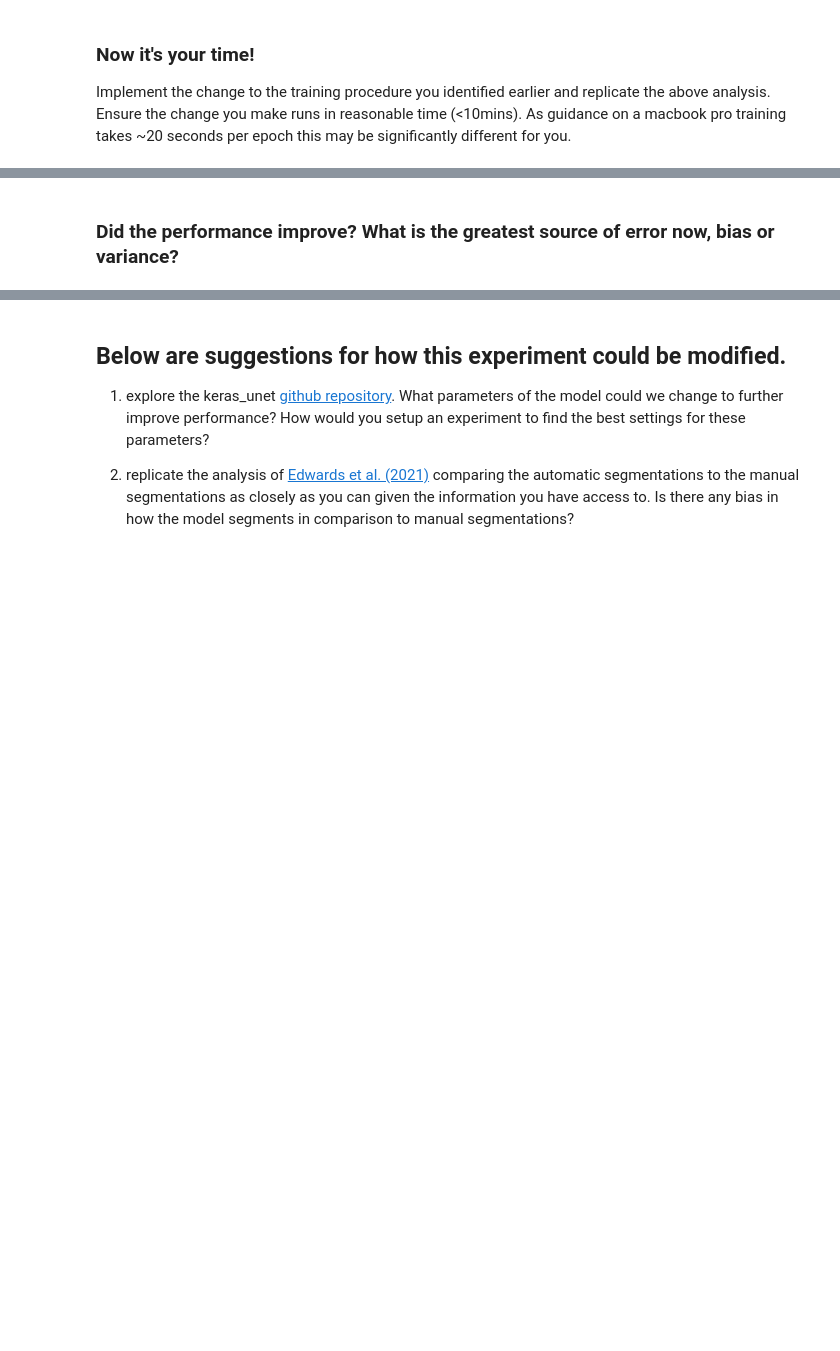
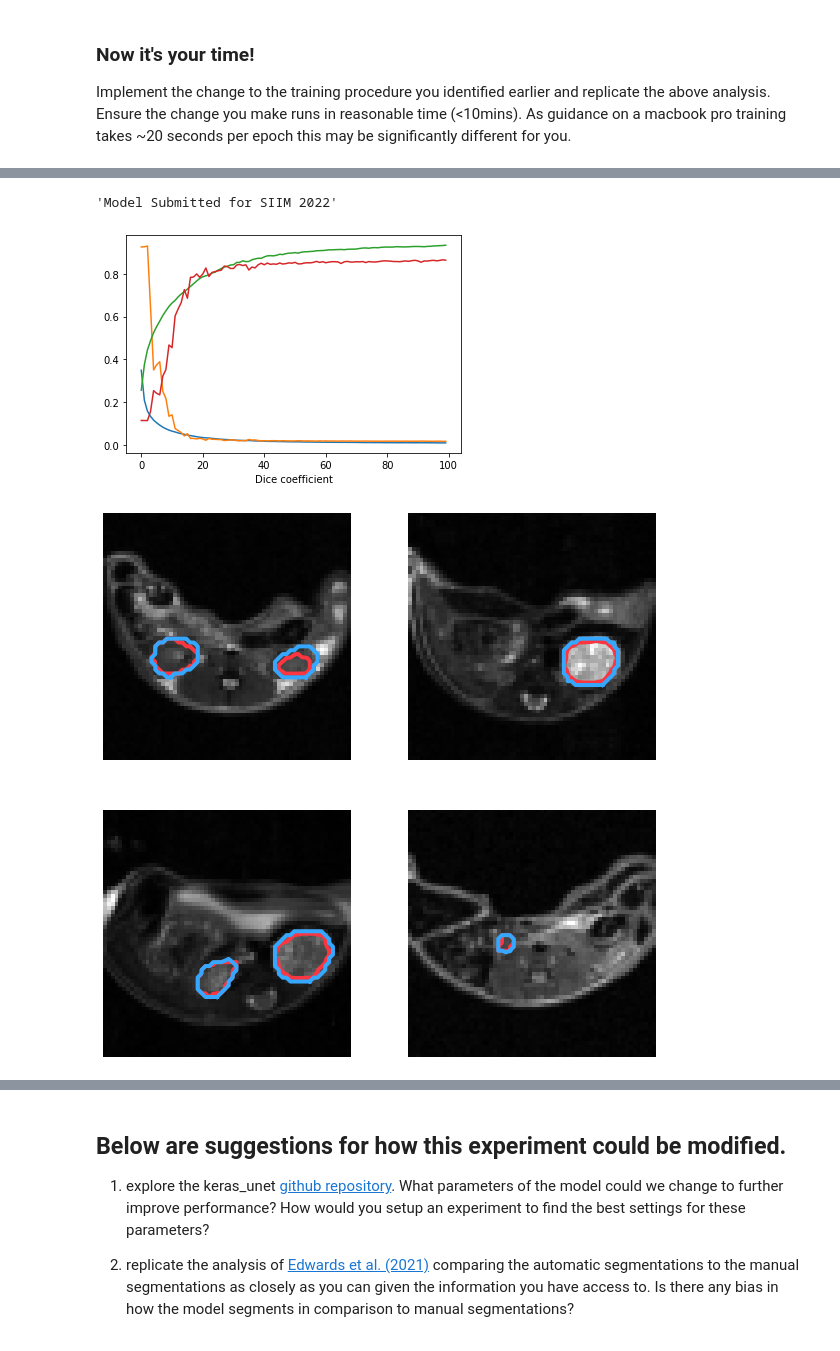
Before and after one commit to paulokuriki/siim_2022_segmentation_turnkey, a Jupyter notebook: ML_Ed_AutoSeg_001_with_Submitter_05_june_v1.ipynb, the cells around one changed output, grey strips where cells are left out. Drawn from its saved outputs; the diff is of its cells as text; code cells hidden in the pictures; blank space fills up the shorter version.

```diff
--- a/ML_Ed_AutoSeg_001_with_Submitter_05_june_v1.ipynb
+++ b/ML_Ed_AutoSeg_001_with_Submitter_05_june_v1.ipynb
@@ -86,7 +86,7 @@ def sub_model(team, hyperparam):
   hyperparam['ModelKey']='SIIM_AutoSeg_001'
   x=requests.post(url,data=hyperparam)
   if x.status_code==200:
-      return f"Model Submitted for {team}"
+      return f"Model Submitted Successfully for {team}"
   else:
       return "Failed to Submit"
 # %% [output]
@@ -475,67 +487,62 @@ visualise_data_and_prediction(x_valid, y_valid, y_pred_valid)
 
 Implement the change to the training procedure you identified earlier and replicate the above analysis.  Ensure the change you make runs in reasonable time (<10mins). As guidance on a macbook pro training takes ~20 seconds per epoch this may be significantly different for you.
 # %%
+# Change the parameters' value on the hyperparam dictionary below and run this cell again
 hyperparam = {
     'LearningRate': 3e-4,
-    'BatchSize': 32,
-    'Epochs': 10,
+    'BatchSize': 64,
+    'Epochs': 100,
     'ImageSize': 64,
     'BatchNorm': True,
-    'Filters': 16,
-    'Dropout': 0.1
+    'Filters': 64,
+    'Dropout': 0.2
 }
 
 model = custom_unet(input_shape=(hyperparam['ImageSize'], hyperparam['ImageSize'], 1),
                     dropout=hyperparam['Dropout'],
                     use_batch_norm=hyperparam['BatchNorm'],
                     filters=hyperparam['Filters']
-                    ) #TODO: instantiate the custom_unet object
+                    )
 
 model.compile(
-  optimizer=tf.keras.optimizers.Adam(learning_rate=hyperparam['LearningRate']), #TODO: compile the model as described above
+  optimizer=tf.keras.optimizers.Adam(learning_rate=hyperparam['LearningRate']),
   loss=jaccard_distance,
   metrics=[dice_coef])
 
 if x_train.shape[1] != hyperparam['ImageSize']:
-  x_train, y_train = retrieve_images_and_segmentations(data_path, images[train], segmentations[train], size=(hyperparam['ImageSize'], hyperparam['ImageSize'])) #TODO: get the matrices for the training partition
-  x_valid, y_valid = retrieve_images_and_segmentations(data_path, images[valid], segmentations[valid], size=(hyperparam['ImageSize'], hyperparam['ImageSize'])) #TODO: get the matrices for the training partition
-  x_test, y_test = retrieve_images_and_segmentations(data_path, images[test], segmentations[test], size=(hyperparam['ImageSize'], hyperparam['ImageSize'])) #TODO: get the matrices for the training partition
+  x_train, y_train = retrieve_images_and_segmentations(data_path, images[train], segmentations[train], size=(hyperparam['ImageSize'], hyperparam['ImageSize']))
+  x_valid, y_valid = retrieve_images_and_segmentations(data_path, images[valid], segmentations[valid], size=(hyperparam['ImageSize'], hyperparam['ImageSize']))
+  x_test, y_test = retrieve_images_and_segmentations(data_path, images[test], segmentations[test], size=(hyperparam['ImageSize'], hyperparam['ImageSize']))
 
 history = model.fit(x_train, y_train,
-                    validation_data=(x_valid, y_valid), #TODO: fit the model to the training data, track performance on the validation set and train for 5 epochs.
+                    validation_data=(x_valid, y_valid),
                     epochs=hyperparam['Epochs'], batch_size=hyperparam['BatchSize'])
 
-plt.plot(range(len(history.history['loss'])), history.history['loss'], '-') #TODO: plot the training loss learning curve
-plt.plot(range(len(history.history['val_loss'])), history.history['val_loss'], '-') #TODO: plot the validation loss learning curve
+plt.plot(range(len(history.history['loss'])), history.history['loss'], '-')
+plt.plot(range(len(history.history['val_loss'])), history.history['val_loss'], '-')
 plt.xlabel('epoch')
 plt.xlabel('Jaccard loss')
 
-
-plt.plot(range(len(history.history['dice_coef'])), history.history['dice_coef'], '-') #TODO: plot the training dice_coef learning curve
-
-plt.plot(range(len(history.history['val_dice_coef'])), history.history['val_dice_coef'], '-') #TODO: plot the validation dice_coef learning curve
+plt.plot(range(len(history.history['dice_coef'])), history.history['dice_coef'], '-')
+plt.plot(range(len(history.history['val_dice_coef'])), history.history['val_dice_coef'], '-')
 plt.xlabel('epoch')
 plt.xlabel('Dice coefficient')
 
-y_pred_train = model.predict(x_train) #TODO: predict on the training set
-y_pred_train = y_pred_train.astype('float') # casting to type float to avoid ValueError later
-print("Train Dice:")
-print(np.array(dice_coef(y_train, y_pred_train.astype('float'))))
-
-y_pred_valid = model.predict(x_valid) #TODO: predict on the validation set
-y_pred_valid = y_pred_valid.astype('float') # casting to type float to avoid ValueError later
-print("Validation Dice:")
-print(float(dice_coef(y_valid, y_pred_valid.astype('float'))))
-
+y_pred_train = model.predict(x_train)
+y_pred_train = y_pred_train.astype('float')
+print("Dice in Train set:", np.array(dice_coef(y_train, y_pred_train.astype('float'))))
 visualise_data_and_prediction(x_train, y_train, y_pred_train)
 
+y_pred_valid = model.predict(x_valid)
+y_pred_valid = y_pred_valid.astype('float')
+print("Dice in Validation set:", float(dice_coef(y_valid, y_pred_valid.astype('float'))))
 visualise_data_and_prediction(x_valid, y_valid, y_pred_valid)
 
-y_pred_test = model.predict(x_test) #TODO: predict on the validation set
-y_pred_test = y_pred_test.astype('float') # casting to type float to avoid ValueError later
+y_pred_test = model.predict(x_test)
+y_pred_test = y_pred_test.astype('float')
 hyperparam['metric'] = float(dice_coef(y_test, y_pred_test.astype('float')))
-print("Dice in test set: ", hyperparam['metric'])
-sub_ans(team, hyperparam)
+print("Dice in test set:", hyperparam['metric'])
+visualise_data_and_prediction(x_test, y_test, y_pred_test)
 
-visualise_data_and_prediction(x_test, y_test, y_pred_test)
+sub_model(team, hyperparam)
 # %% [output]
@@ -561,0 +566,3 @@ Epoch 10/10
+'Model Submitted for SIIM 2022'
+[figure, added]
+[figure, added]
@@ -562,3 +571 @@ Epoch 10/10
-# %% [markdown]
-### Did the performance improve? What is the greatest source of error now, bias or variance?
 # %% [markdown]
```
Also changed, not shown: parts of 13 cells of this notebook.
